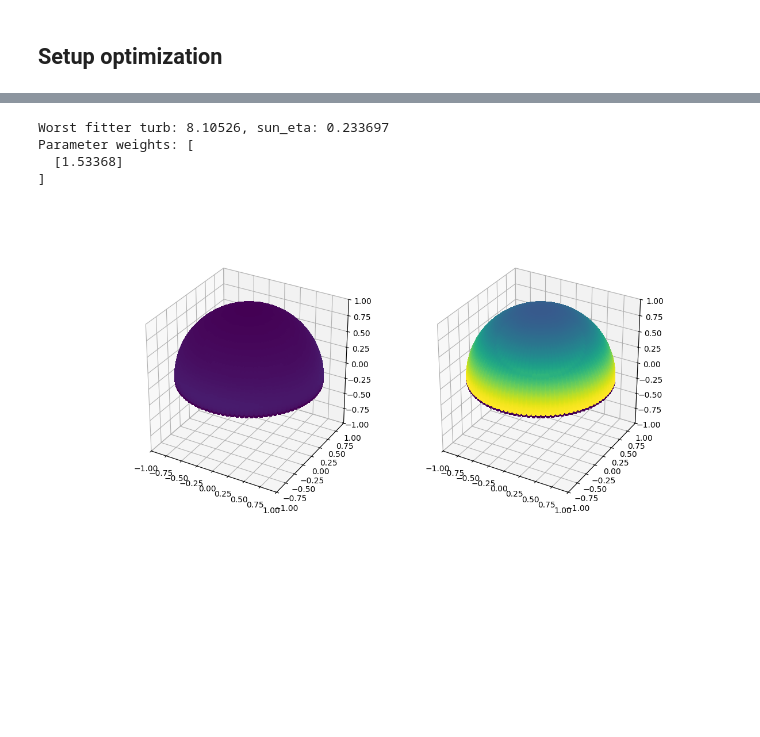
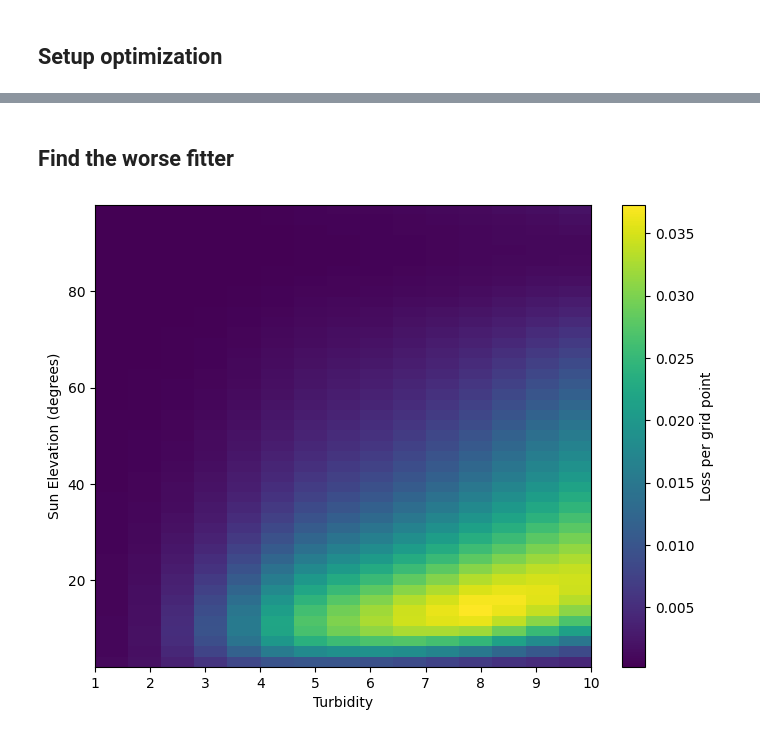
Before and after one commit to matttsss/mitsuba3, a Jupyter notebook: sampling_tests/warps.ipynb, the cells around one changed output, grey strips where cells are left out. Saved outputs shown, nothing was run; the diff lists cells and outputs as text; code cells hidden in the pictures; blank space fills up the shorter version.

```diff
--- a/sampling_tests/warps.ipynb
+++ b/sampling_tests/warps.ipynb
@@ -71,2 +76,18 @@ plt.show()
 # %% [markdown]
 ## Setup optimization
+# %%
+""" Function that we want to fit"""
+def get_lum(sky_rad, sky_params, cos_theta, gamma):
+    cos_gamma = dr.cos(gamma)
+    cos_gamma_2 = cos_gamma * cos_gamma
+
+    res = dr.copy(sky_rad)
+    for channel_idx in range(3):
+        c1 = 1 + sky_params[channel_idx * 9 + 0] * dr.exp(sky_params[channel_idx * 9 + 1] / (cos_theta + 0.01))
+        chi = (1 + cos_gamma_2) / ((1 + sky_params[channel_idx * 9 + 8]**2 - 2 * sky_params[channel_idx * 9 + 8] * cos_gamma)**1.5)
+        c2 = sky_params[channel_idx * 9 + 2] + sky_params[channel_idx * 9 + 3] * dr.exp(sky_params[channel_idx * 9 + 4] * gamma) + \
+                sky_params[channel_idx * 9 + 5] * cos_gamma_2 + sky_params[channel_idx * 9 + 6] * chi + sky_params[channel_idx * 9 + 7] * dr.safe_sqrt(cos_theta)
+
+        res[channel_idx] *= c1 * c2
+
+    return mi.luminance(res) * mi.MI_CIE_Y_NORMALIZATION & (cos_theta > 0)
@@ -188,0 +225,11 @@ class SkyFitter:
+# %%
+""" Function we will use to approximate the PDF """
+def approximate_pdf(weights, wi):
+    inv_mat = mi.Matrix3f([
+        [1.0, 0.0, 0.0],
+        [0.0, 1.0, 0.0],
+        [0.0, 0.0, weights[0]]
+    ])
+    im_wi = inv_mat @ wi
+    norm = dr.norm(im_wi)
+    return dr.abs(dr.det(inv_mat)) * pdf_uniform_hemisphere(im_wi / norm) / (norm * norm * norm)
@@ -257,12 +310,16 @@ Created 1200 sky fitters
+# %% [markdown]
+## Find the worse fitter
 # %%
-worse_fitter = max(sky_fitters, key=lambda f: dr.mean(f.loss(tex_weights, wi)))
+losses_per_point = compute_loss_per_gridpoint(
+    tex_weights, tex_pos, sky_rad, sky_params, norm_factor, sun_dir, wi
+)
 
-dr.print("Worst fitter turb: {}, sun_eta: {}", worse_fitter.turb, worse_fitter.sun_eta)
-dr.print("Parameter weights: {}", tex_weights.eval(worse_fitter.tex_pos))
-worse_fitter.viz_loss(tex_weights, wi)
+fig, ax = plt.subplots(figsize=(8,6))
+im = ax.imshow(mi.TensorXf(losses_per_point, shape=(TRAINING_SUN_ETA_RES, TRAINING_TURB_RES)).numpy(), origin='lower',
+               extent=[1.0, 10.0, 2.0, 98.0], aspect='auto')
+ax.set_xlabel('Turbidity')
+ax.set_ylabel('Sun Elevation (degrees)')
+fig.colorbar(im, ax=ax, label='Loss per grid point')
+plt.show()
 # %% [output]
-Worst fitter turb: 8.10526, sun_eta: 0.233697
-Parameter weights: [
-  [1.53368]
-]
-[figure, old version]
+[figure, new version]
```
Also changed, not shown: parts of 9 cells of this notebook, 5 other files.
